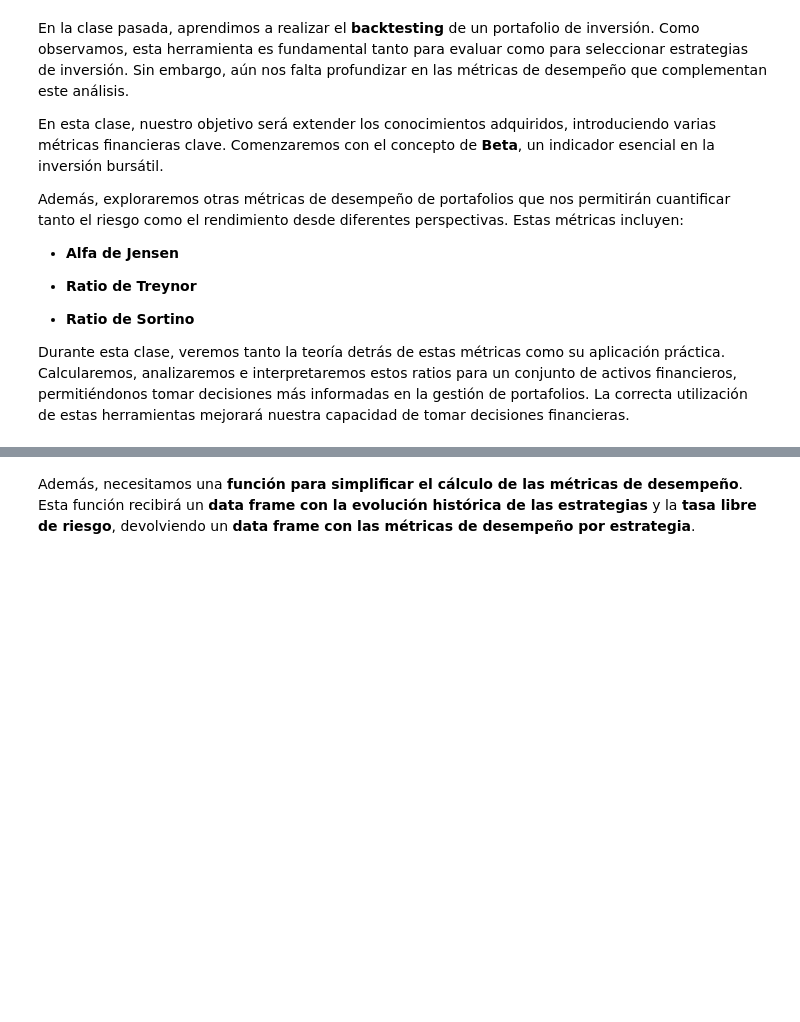
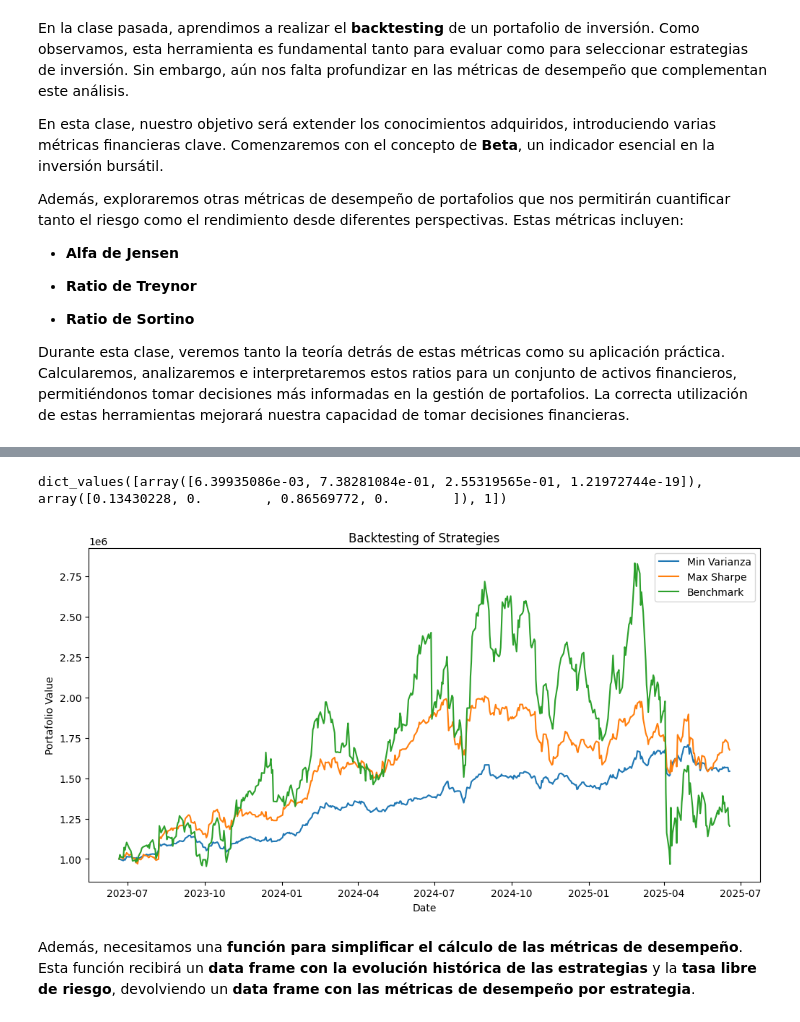
Before and after one commit to ppmelch/Portafolios-de-Inversi-n, a Jupyter notebook: Parcial 2/C 13/C 13.ipynb, the cells around one changed output, grey strips where cells are left out. Drawn from its saved outputs; the diff is of its cells as text; code cells hidden in the pictures; blank space fills up the shorter version.

```diff
--- a/Parcial 2/C 13/C 13.ipynb
+++ b/Parcial 2/C 13/C 13.ipynb
@@ -104,30 +104,67 @@ def opt_max_sharpe(rets, rf):
 # %%
 # Función Backtesting
 def static_backtesting(prices: pd.DataFrame, benchmark: pd.DataFrame, weights: dict, capital: float):
-    ...
+
     # Obtener rendimientos de precios y benchmark
-
+    rets_assets = prices.pct_change().dropna()
+    rets_benchmark = benchmark.pct_change().dropna()
 
     # data frame vacio para llenar historia
 
+    df = pd.DataFrame(index=rets_assets.index)
 
     # Obtener evolución para cada estrategia dada
-
-
+    for strategy in weights.keys():
         # para benchmark
-
+        if strategy == 'benchmark':
+            temp = rets_benchmark + 1
+            temp.iloc[0]=capital
+            temp = temp.cumprod()
+            df[strategy] = temp.values
 
         # para otras estrategias
 
+        else:
+            temp = (rets_assets * weights.get(strategy)).sum(axis=1)+1
+            temp.iloc[0]=capital
+            temp = temp.cumprod()
+            df[strategy] = temp.values
+
+
 
     # Graficar la evolucion para ambos portafolios
+    plt.figure(figsize=(12,6))
+    plt.plot(df, label=df.keys())
+    plt.title('Backtesting of Strategies')
+    plt.xlabel('Date')
+    plt.ylabel('Portafolio Value')
+    plt.legend()
+    plt.show()
 
-    return history
+
+    return df
 # %%
 # Optimizar pesos
+w_minvar = opt_min_var(opt_returns)
+w_maxsharpe = opt_max_sharpe(opt_returns, 0.045)
 # %%
 # Diccionario con estrategias por probar
+w_dict = {
+    'Min Varianza': w_minvar,
+    'Max Sharpe': w_maxsharpe,
+    'Benchmark': 1
+}
+# %%
+w_dict.get('Min Varianza') # Obtener los pesos de una estrategia correspondiente
+w_dict.keys() # Acceder a los nombres de las estartegias
+w_dict.values() #Acceder a los valores (pesos) correspondientes a cada estrategia
+# %% [output]
+dict_values([array([6.39935086e-03, 7.38281084e-01, 2.55319565e-01, 1.21972744e-19]), array([0.13430228, 0.        , 0.86569772, 0.        ]), 1])
 # %%
 # Definir capital
+capital = 1000000
 # %%
 # Utilizar función de backtesting
+history = static_backtesting(bt_prices, benchmark, w_dict, capital)
+# %% [output]
+[figure, added]
```
Also changed, not shown: parts of 21 cells of this notebook.
